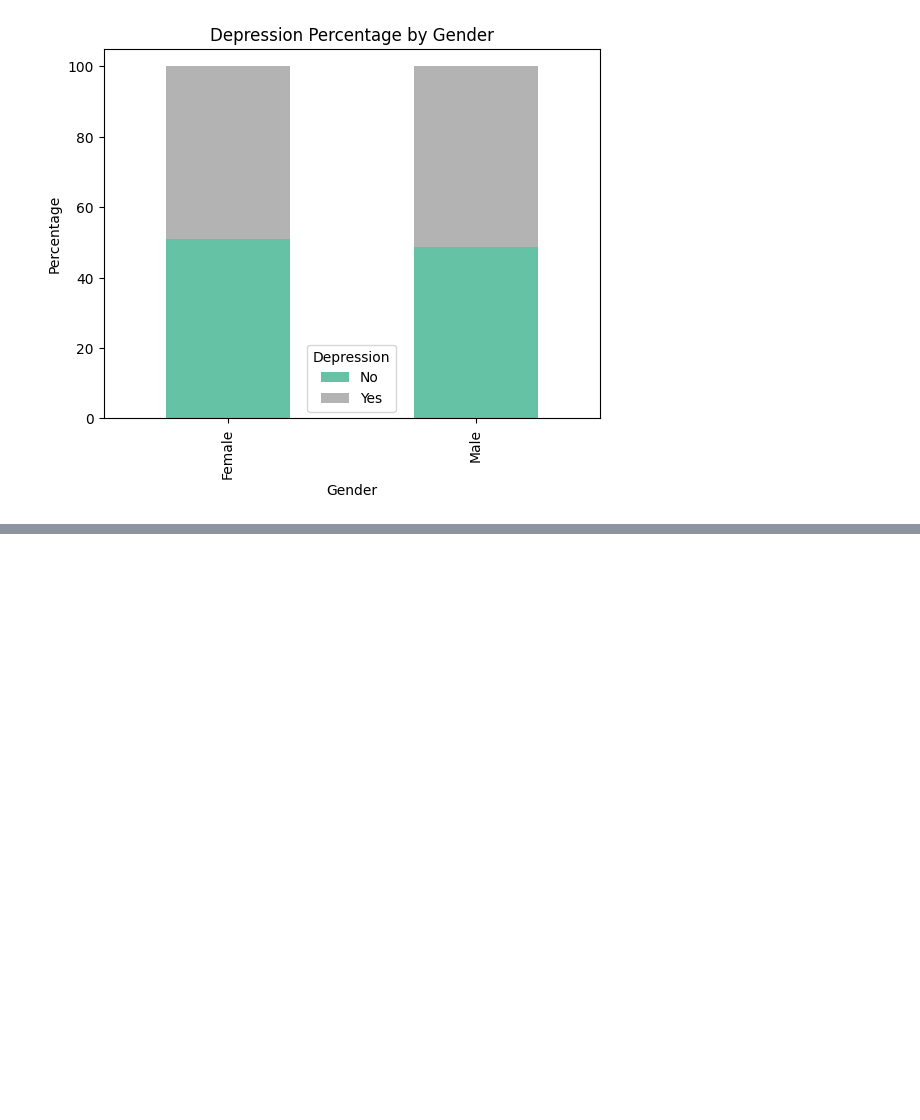
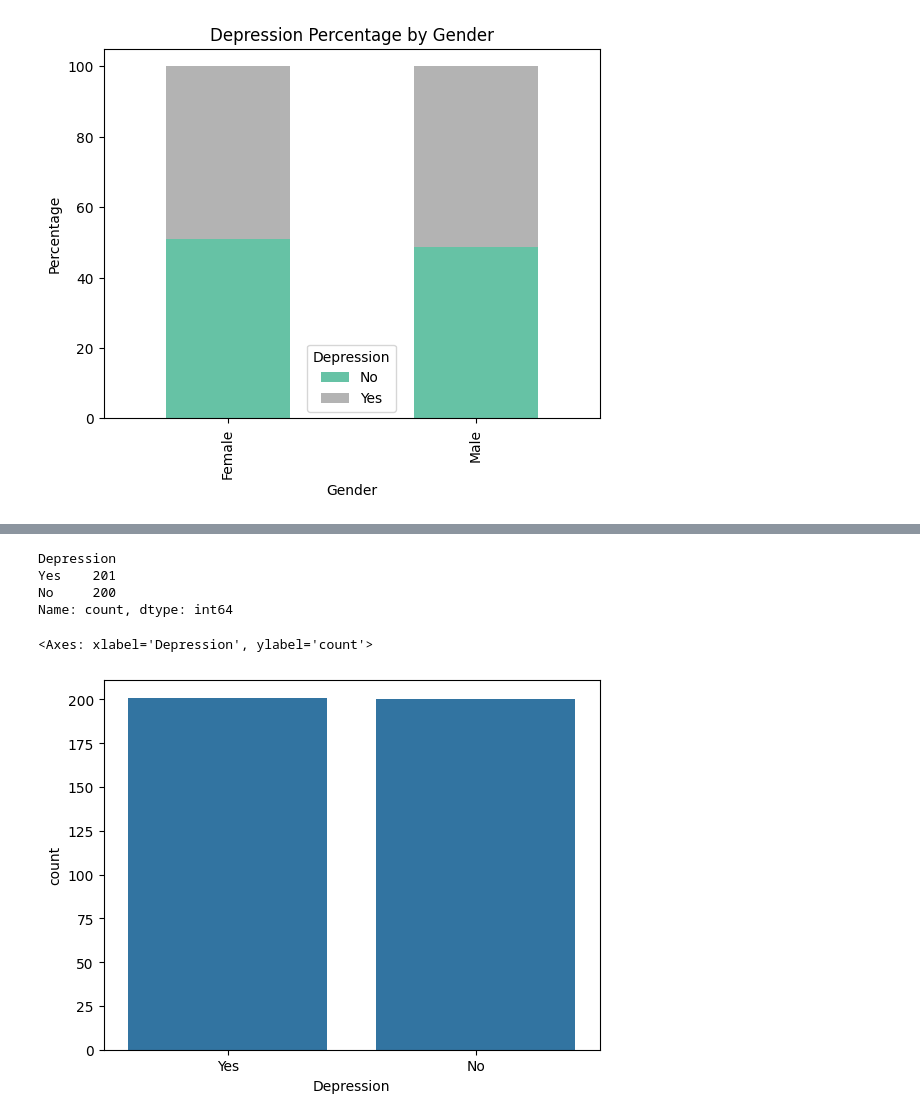
Before and after one commit to ka1817/Kaggle-Mental-Health-Prediction-Challenge, a Jupyter notebook: eda/experiments.ipynb, the cells around one changed output, grey strips where cells are left out. Cells and saved outputs as stored; diff of their text form; code cells hidden in the pictures; blank space fills up the shorter version.

```diff
--- a/eda/experiments.ipynb
+++ b/eda/experiments.ipynb
@@ -261,0 +269,12 @@ plt.show()
+# %%
+df_train['Depression'].value_counts()
+# %% [output]
+Depression
+Yes    201
+No     200
+Name: count, dtype: int64
+# %%
+sns.countplot(x=df_train['Depression'])
+# %% [output]
+<Axes: xlabel='Depression', ylabel='count'>
+[figure, added]
```
Also changed, not shown: parts of 2 cells of this notebook.
